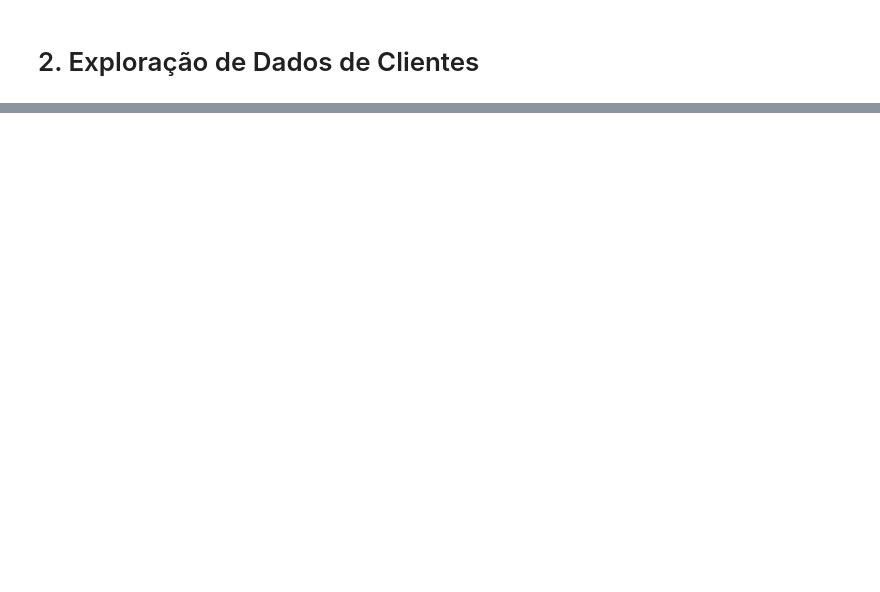
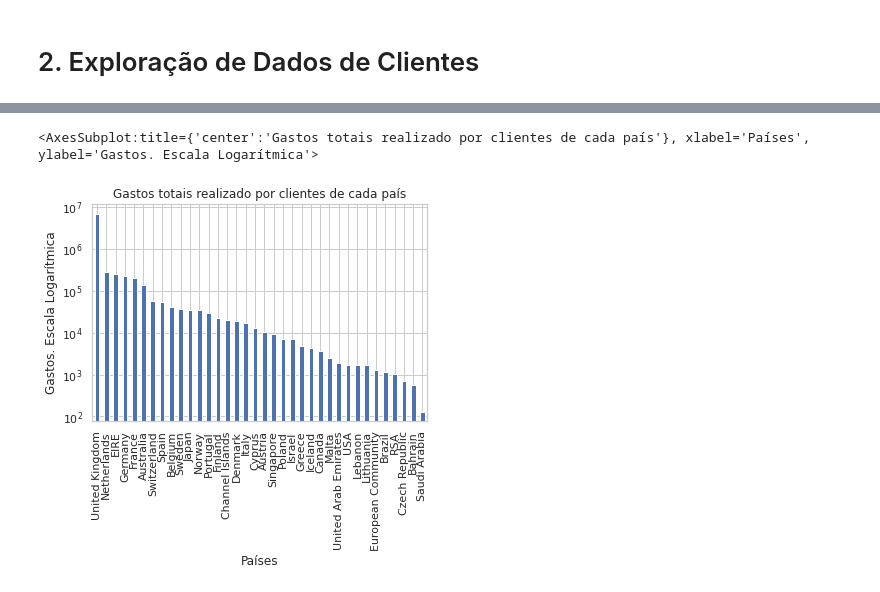
Before and after one commit to mikaelsouza/ai-engineer-bemol-challenge, a Jupyter notebook: notebooks/1-data-exploration.ipynb, the cells around one changed output, grey strips where cells are left out. Drawn from its saved outputs; the diff is of its cells as text; code cells hidden in the pictures; blank space fills up the shorter version.

```diff
--- a/notebooks/1-data-exploration.ipynb
+++ b/notebooks/1-data-exploration.ipynb
@@ -330,0 +283,4 @@ SyntaxError: invalid syntax (<ipython-input-14-dcad73e75b5b>, line 1)
+# %%
+# Adicionando atributo de valor total
+country_df['TotalPrice'] = country_df['Quantity'] * country_df['UnitPrice']
+country_df.head()
@@ -330,0 +294,6 @@ SyntaxError: invalid syntax (<ipython-input-14-dcad73e75b5b>, line 1)
+# %%
+spent_by_country = country_df.groupby('Country')['TotalPrice'].sum().sort_values(ascending=False)
+spent_by_country.plot.bar(logy=True, xlabel='Países', ylabel='Gastos. Escala Logarítmica', title='Gastos totais realizado por clientes de cada país')
+# %% [output]
+<AxesSubplot:title={'center':'Gastos totais realizado por clientes de cada país'}, xlabel='Países', ylabel='Gastos. Escala Logarítmica'>
+[figure, added]
```
Also changed, not shown: parts of 20 cells of this notebook.
